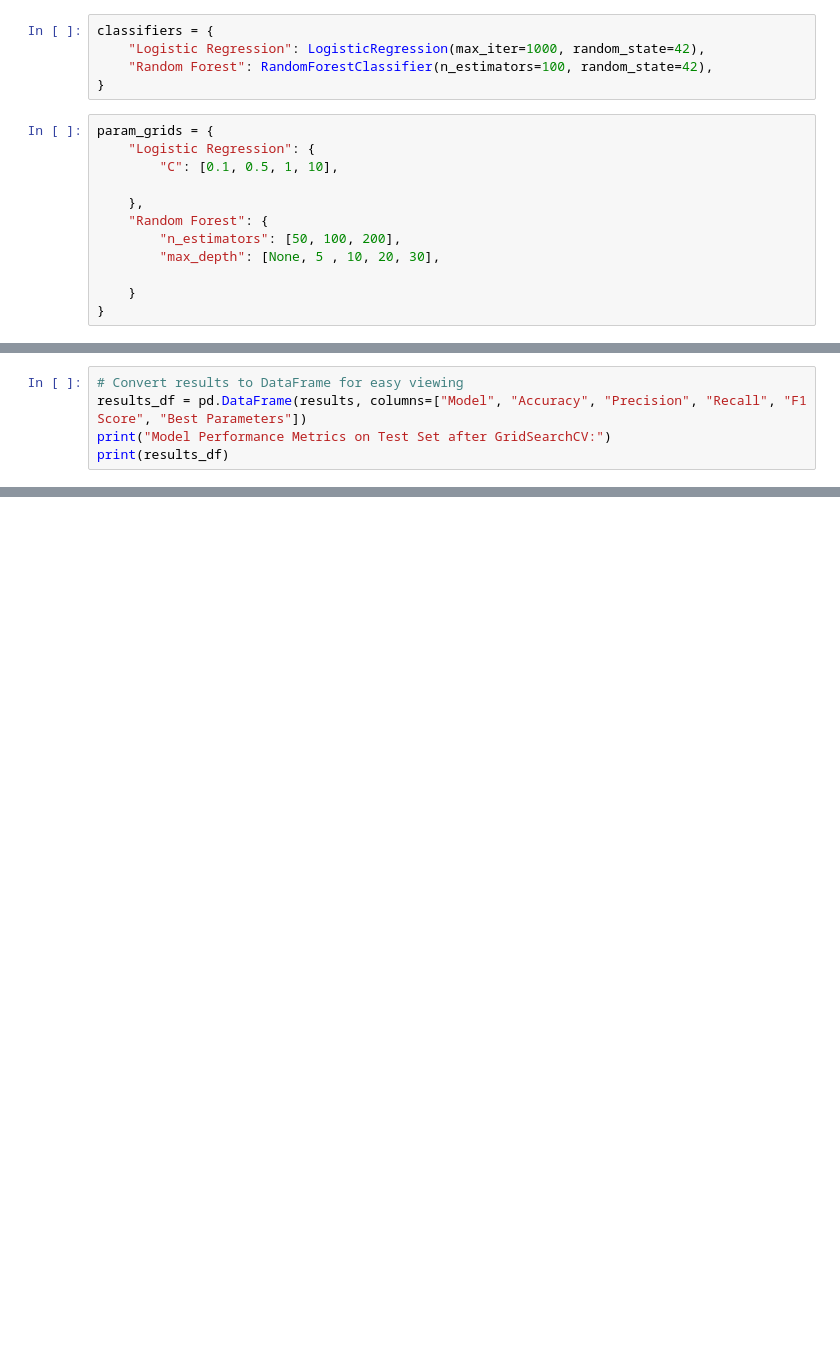
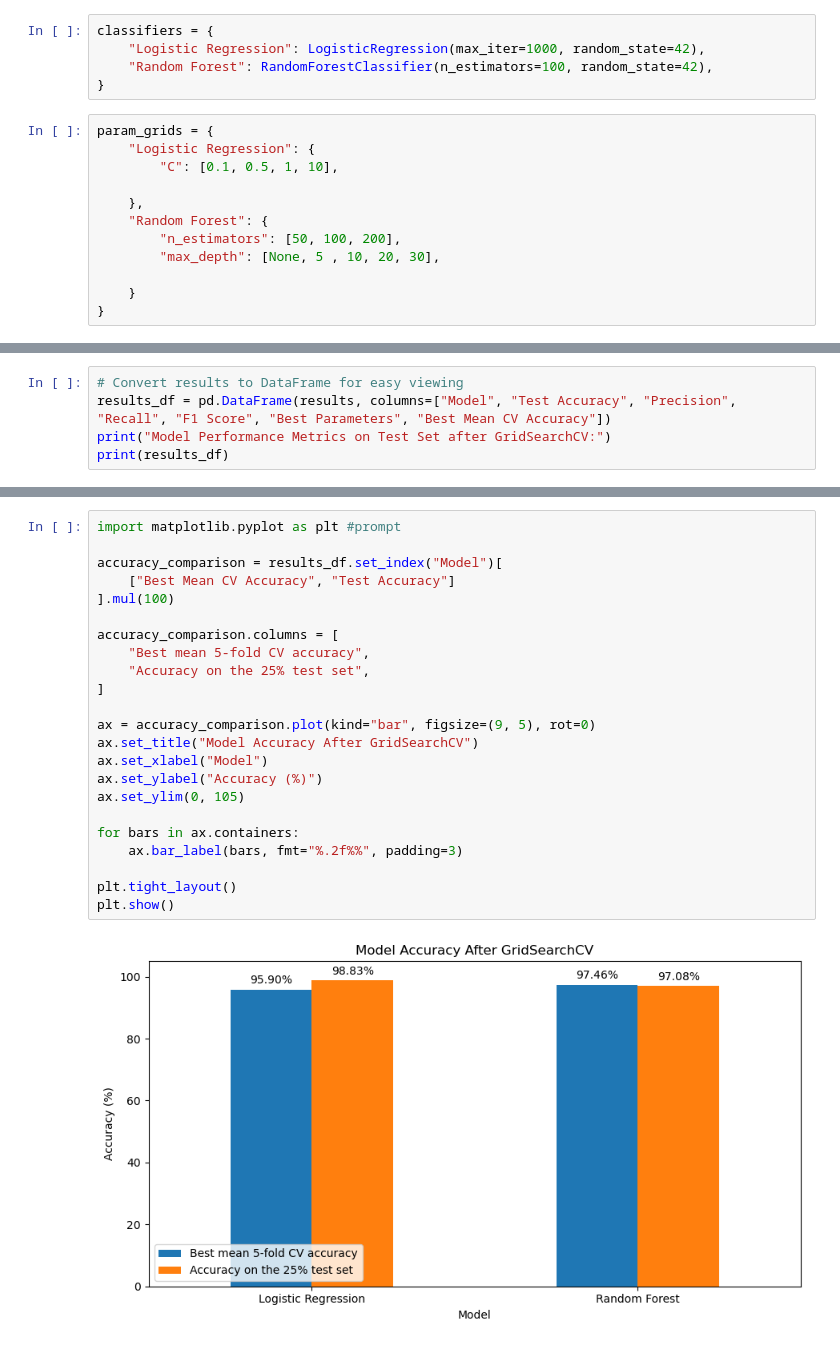
Before and after one commit to 2026491-max/Machine-Learning, a Jupyter notebook: Machine_Learning.ipynb, the cells around one changed output, grey strips where cells are left out. Saved outputs shown, nothing was run; the diff lists cells and outputs as text; blank space fills up the shorter version.

```diff
--- a/Machine_Learning.ipynb
+++ b/Machine_Learning.ipynb
@@ -1027,6 +1060,6 @@ Fitting 5 folds for each of 15 candidates, totalling 75 fits
 # %%
 # Convert results to DataFrame for easy viewing
-results_df = pd.DataFrame(results, columns=["Model", "Accuracy", "Precision", "Recall", "F1 Score", "Best Parameters"])
+results_df = pd.DataFrame(results, columns=["Model", "Test Accuracy", "Precision", "Recall", "F1 Score", "Best Parameters", "Best Mean CV Accuracy"])
 print("Model Performance Metrics on Test Set after GridSearchCV:")
 print(results_df)
 # %% [output]
@@ -1064,0 +1098,25 @@ Cross-Validation Accuracy Scores after GridSearchCV:
+# %%
+import matplotlib.pyplot as plt #prompt
+
+accuracy_comparison = results_df.set_index("Model")[
+    ["Best Mean CV Accuracy", "Test Accuracy"]
+].mul(100)
+
+accuracy_comparison.columns = [
+    "Best mean 5-fold CV accuracy",
+    "Accuracy on the 25% test set",
+]
+
+ax = accuracy_comparison.plot(kind="bar", figsize=(9, 5), rot=0)
+ax.set_title("Model Accuracy After GridSearchCV")
+ax.set_xlabel("Model")
+ax.set_ylabel("Accuracy (%)")
+ax.set_ylim(0, 105)
+
+for bars in ax.containers:
+    ax.bar_label(bars, fmt="%.2f%%", padding=3)
+
+plt.tight_layout()
+plt.show()
+# %% [output]
+[figure, added]
```
Also changed, not shown: parts of 19 cells of this notebook, 1 other file.
